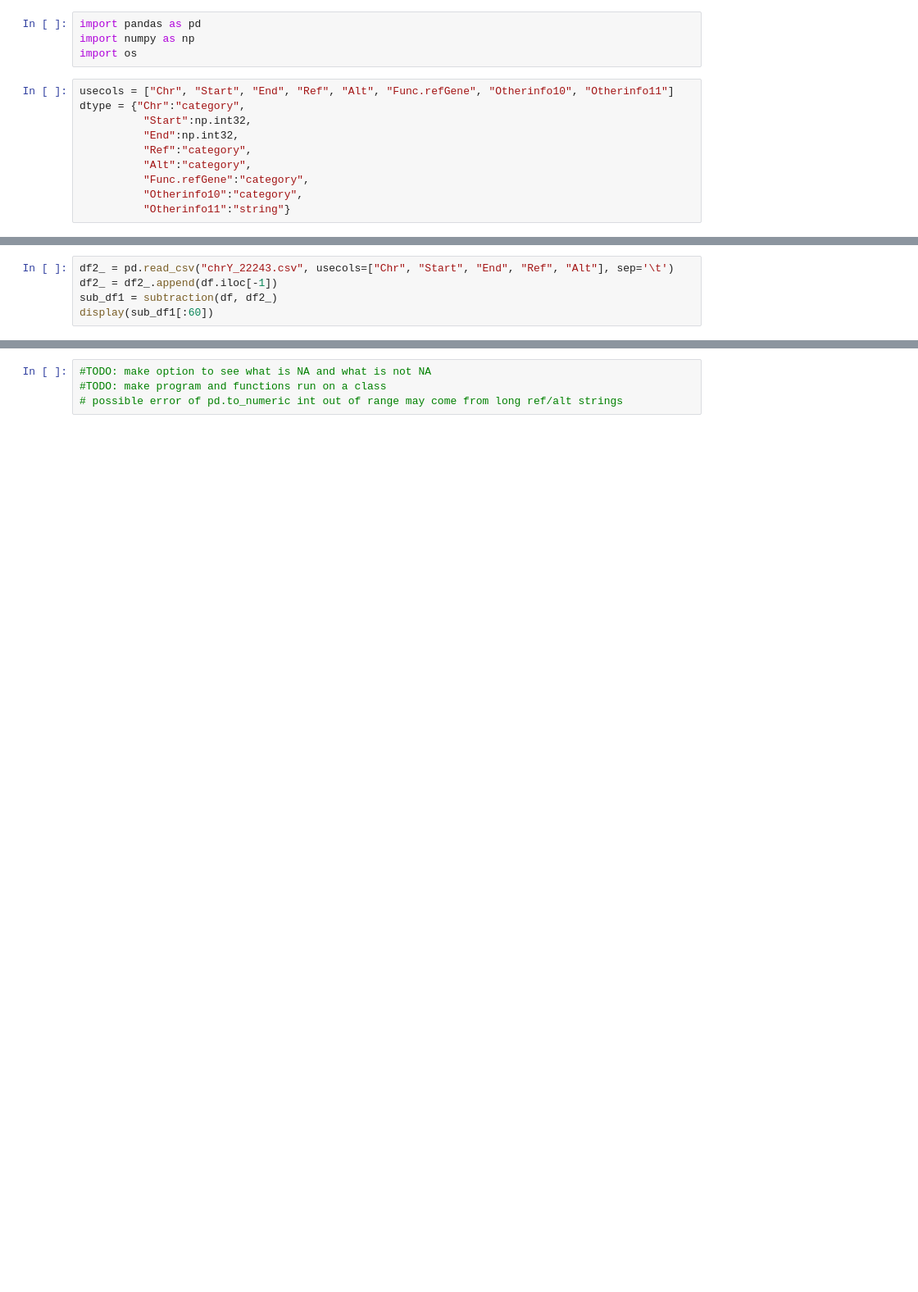
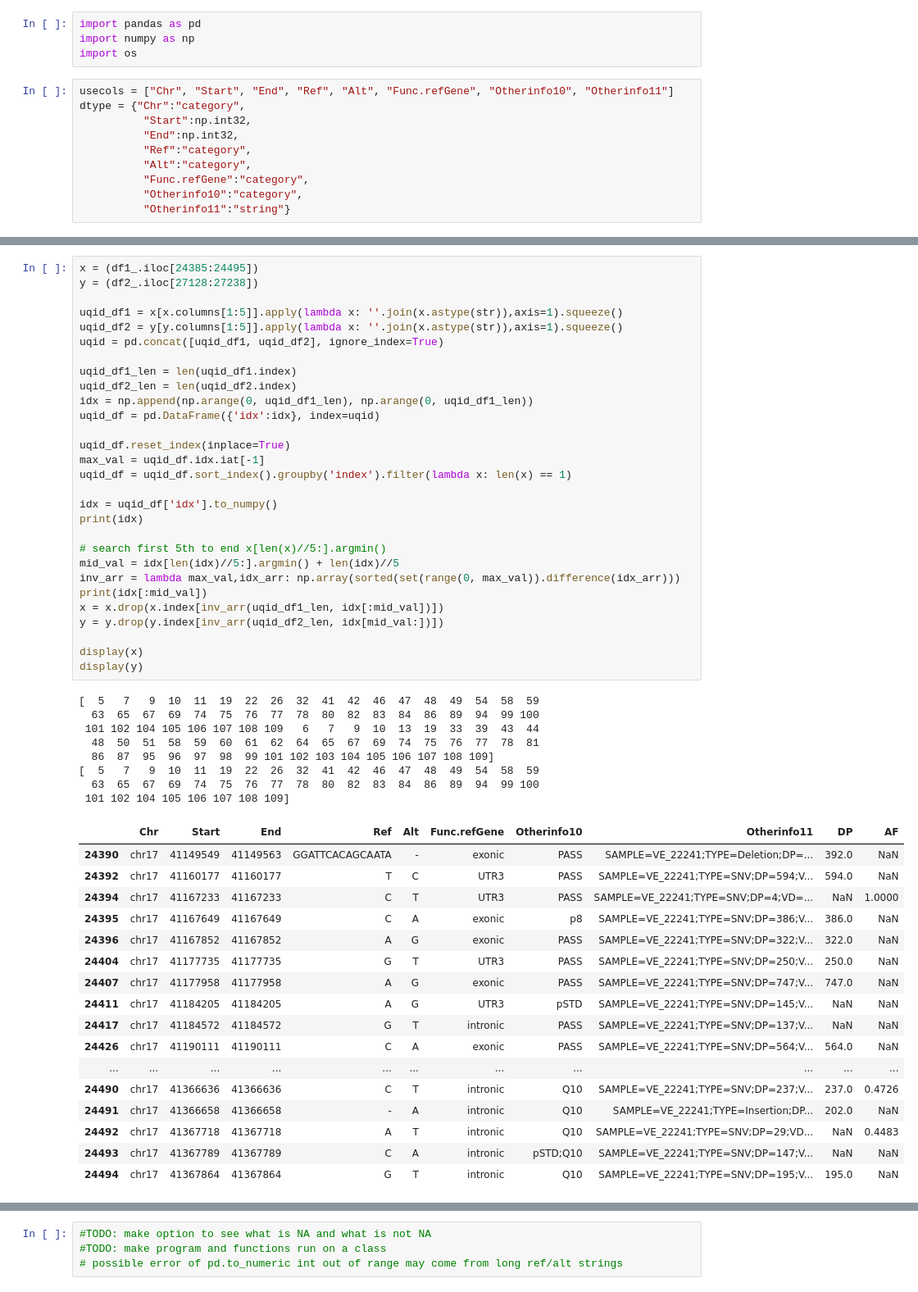
Before and after one commit to SeebinJwad/next-gen-annotation, a Jupyter notebook: main.ipynb, the cells around one changed output, grey strips where cells are left out. Shown at 82% size. Drawn from its saved outputs; the diff is of its cells as text; blank space fills up the shorter version.

```diff
--- a/main.ipynb
+++ b/main.ipynb
@@ -81,5 +69,0 @@ def subtraction(df1, df2):
-# %%
-df2_ = pd.read_csv("chrY_22243.csv", usecols=["Chr", "Start", "End", "Ref", "Alt"], sep='\t')
-df2_ = df2_.append(df.iloc[-1])
-sub_df1 = subtraction(df, df2_)
-display(sub_df1[:60])
@@ -103,0 +124,55 @@ display(sub_df1[:60])
+# %%
+x = (df1_.iloc[24385:24495])
+y = (df2_.iloc[27128:27238])
+
+uqid_df1 = x[x.columns[1:5]].apply(lambda x: ''.join(x.astype(str)),axis=1).squeeze()
+uqid_df2 = y[y.columns[1:5]].apply(lambda x: ''.join(x.astype(str)),axis=1).squeeze()
+uqid = pd.concat([uqid_df1, uqid_df2], ignore_index=True)
+
+uqid_df1_len = len(uqid_df1.index)
+uqid_df2_len = len(uqid_df2.index)
+idx = np.append(np.arange(0, uqid_df1_len), np.arange(0, uqid_df1_len))
+uqid_df = pd.DataFrame({'idx':idx}, index=uqid)
+
+uqid_df.reset_index(inplace=True)
+max_val = uqid_df.idx.iat[-1]
+uqid_df = uqid_df.sort_index().groupby('index').filter(lambda x: len(x) == 1)
+
+idx = uqid_df['idx'].to_numpy()
+print(idx)
+
+# search first 5th to end x[len(x)//5:].argmin()
+mid_val = idx[len(idx)//5:].argmin() + len(idx)//5
+inv_arr = lambda max_val,idx_arr: np.array(sorted(set(range(0, max_val)).difference(idx_arr)))
+print(idx[:mid_val])
+x = x.drop(x.index[inv_arr(uqid_df1_len, idx[:mid_val])])
+y = y.drop(y.index[inv_arr(uqid_df2_len, idx[mid_val:])])
+
+display(x)
+display(y)
+# %% [output]
+[  5   7   9  10  11  19  22  26  32  41  42  46  47  48  49  54  58  59
+  63  65  67  69  74  75  76  77  78  80  82  83  84  86  89  94  99 100
+ 101 102 104 105 106 107 108 109   6   7   9  10  13  19  33  39  43  44
+  48  50  51  58  59  60  61  62  64  65  67  69  74  75  76  77  78  81
+  86  87  95  96  97  98  99 101 102 103 104 105 106 107 108 109]
+[  5   7   9  10  11  19  22  26  32  41  42  46  47  48  49  54  58  59
+  63  65  67  69  74  75  76  77  78  80  82  83  84  86  89  94  99 100
+ 101 102 104 105 106 107 108 109]
+|  | Chr | Start | End | Ref | Alt | Func.refGene | Otherinfo10 | Otherinfo11 | DP | AF |
+| 24390 | chr17 | 41149549 | 41149563 | GGATTCACAGCAATA | - | exonic | PASS | SAMPLE=VE_22241;TYPE=Deletion;DP=... | 392.0 | NaN |
+| 24392 | chr17 | 41160177 | 41160177 | T | C | UTR3 | PASS | SAMPLE=VE_22241;TYPE=SNV;DP=594;V... | 594.0 | NaN |
+| 24394 | chr17 | 41167233 | 41167233 | C | T | UTR3 | PASS | SAMPLE=VE_22241;TYPE=SNV;DP=4;VD=... | NaN | 1.0000 |
+| 24395 | chr17 | 41167649 | 41167649 | C | A | exonic | p8 | SAMPLE=VE_22241;TYPE=SNV;DP=386;V... | 386.0 | NaN |
+| 24396 | chr17 | 41167852 | 41167852 | A | G | exonic | PASS | SAMPLE=VE_22241;TYPE=SNV;DP=322;V... | 322.0 | NaN |
+| 24404 | chr17 | 41177735 | 41177735 | G | T | UTR3 | PASS | SAMPLE=VE_22241;TYPE=SNV;DP=250;V... | 250.0 | NaN |
+| 24407 | chr17 | 41177958 | 41177958 | A | G | exonic | PASS | SAMPLE=VE_22241;TYPE=SNV;DP=747;V... | 747.0 | NaN |
+| 24411 | chr17 | 41184205 | 41184205 | A | G | UTR3 | pSTD | SAMPLE=VE_22241;TYPE=SNV;DP=145;V... | NaN | NaN |
+| 24417 | chr17 | 41184572 | 41184572 | G | T | intronic | PASS | SAMPLE=VE_22241;TYPE=SNV;DP=137;V... | NaN | NaN |
+| 24426 | chr17 | 41190111 | 41190111 | C | A | exonic | PASS | SAMPLE=VE_22241;TYPE=SNV;DP=564;V... | 564.0 | NaN |
+| ... | ... | ... | ... | ... | ... | ... | ... | ... | ... | ... |
+| 24490 | chr17 | 41366636 | 41366636 | C | T | intronic | Q10 | SAMPLE=VE_22241;TYPE=SNV;DP=237;V... | 237.0 | 0.4726 |
+| 24491 | chr17 | 41366658 | 41366658 | - | A | intronic | Q10 | SAMPLE=VE_22241;TYPE=Insertion;DP... | 202.0 | NaN |
+| 24492 | chr17 | 41367718 | 41367718 | A | T | intronic | Q10 | SAMPLE=VE_22241;TYPE=SNV;DP=29;VD... | NaN | 0.4483 |
+| 24493 | chr17 | 41367789 | 41367789 | C | A | intronic | pSTD;Q10 | SAMPLE=VE_22241;TYPE=SNV;DP=147;V... | NaN | NaN |
+| 24494 | chr17 | 41367864 | 41367864 | G | T | intronic | Q10 | SAMPLE=VE_22241;TYPE=SNV;DP=195;V... | 195.0 | NaN |
```
Also changed, not shown: parts of 15 cells of this notebook.
